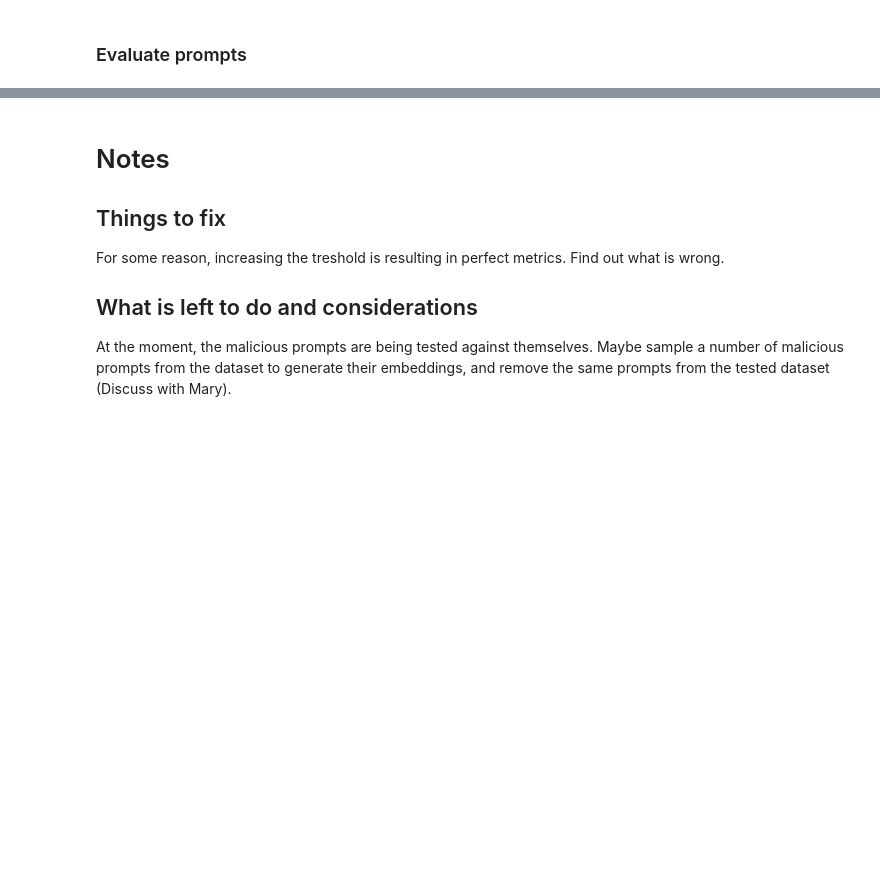
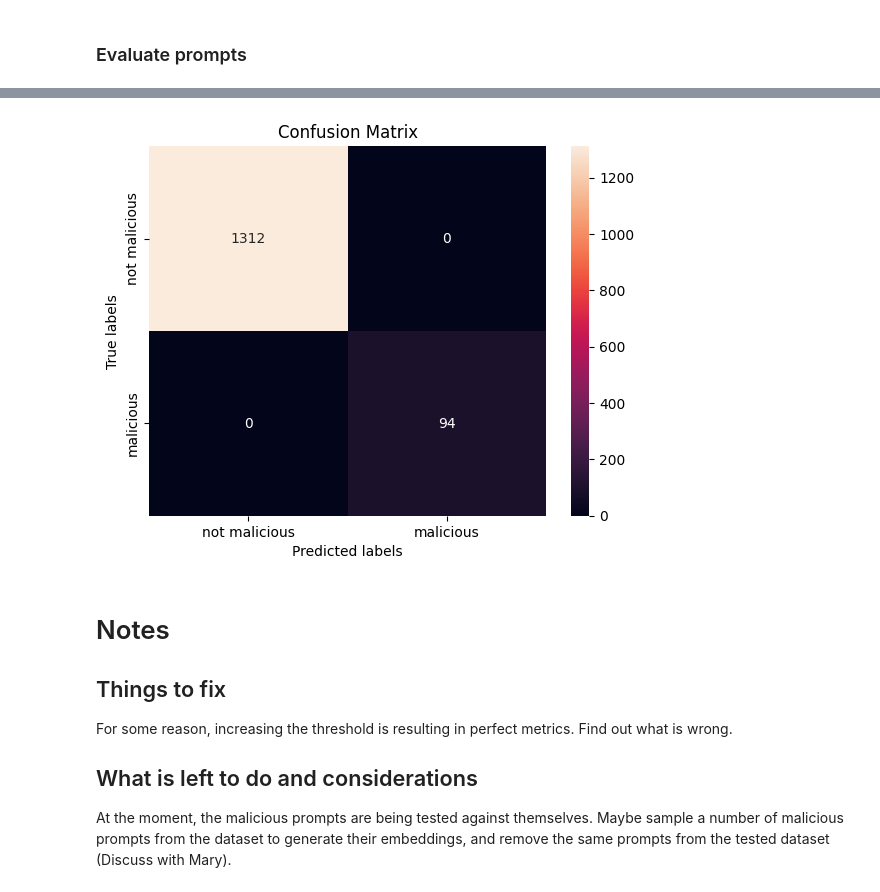
Before and after one commit to llm-security-research/malicious-prompts, a Jupyter notebook: malice_tester.ipynb, the cells around one changed output, grey strips where cells are left out. Saved outputs shown, nothing was run; the diff lists cells and outputs as text; code cells hidden in the pictures; blank space fills up the shorter version.

Commit message:
Add binary search for optimal threshold

```diff
--- a/malice_tester.ipynb
+++ b/malice_tester.ipynb
@@ -150,26 +150,15 @@ prompts_embeddings = {malicious_prompts[i]: malicious_embeddings_list[i] for i i
 serialized_as_json = json.dumps(prompts_embeddings)
 with open('embeddings/malicious_embeddings.json', 'w', encoding="UTF-8") as f:
     f.write(serialized_as_json)
+# %%
+tested_prompts_list = all_prompts['prompt'].tolist()
+
+# Load the pre-trained model
+model = SentenceTransformer('distiluse-base-multilingual-cased-v1')
+# Generate embeddings for tested prompts
+tested_emb = model.encode(tested_prompts_list, show_progress_bar=True)
+
+y_true = all_prompts['malicious'].tolist()
+y_pred = []
 # %% [markdown]
 ### Utility methods
-# %%
-def cos_sim(sentence1_emb, sentence2_emb):
-    cos_sim = cosine_similarity(sentence1_emb, sentence2_emb)
-    return np.diag(cos_sim)
-
-def get_is_malicious(cosine, malicious_treshold=0.25):
-    for cosine in cosines:
-        if cosine >= malicious_treshold:
-            return True
-
-    return False
-
-def find_best_treshold(iterations):
-    treshold = 0.0
-    best_results = 0
-    i = 0
-    while i < iterations:
-
-        i = i + 1
-
-    return treshold
@@ -175,0 +249,7 @@ def find_best_treshold(iterations):
+# %%
+# Set the initial threshold range and tolerance
+initial_low = -1
+initial_high = 1
+tolerance = 0.1  # Adjust this based on your desired precision
+
+optimal_threshold = binary_search_optimization(initial_low, initial_high, tolerance)
@@ -228,0 +269,4 @@ print(metrics)
+# %%
+metrics, pred = evaluate_prompts(optimal_threshold)
+plot_metrics(metrics, pred)
+# %% [output]
@@ -229,9 +290,10 @@ print(metrics)
+[figure, added]
 # %% [markdown]
 # Notes
 
 ## Things to fix
 
-For some reason, increasing the treshold is resulting in perfect metrics. Find out what is wrong.
+For some reason, increasing the threshold is resulting in perfect metrics. Find out what is wrong.
 
 ## What is left to do and considerations
 
```
Also changed, not shown: parts of 6 cells of this notebook.
